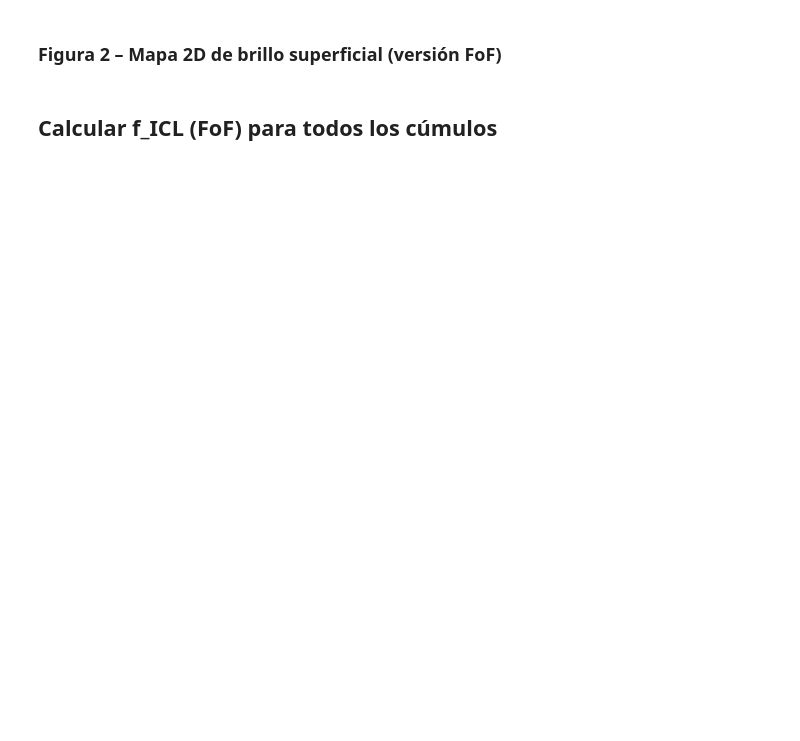
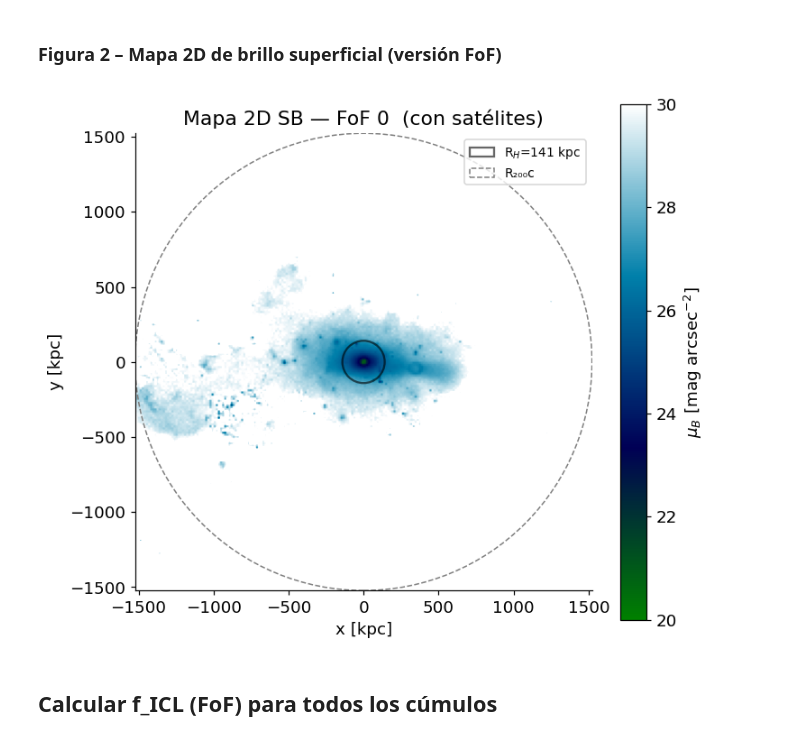
Before and after one commit to patito-mary/icl, a Jupyter notebook: 01b_separacion_BCG_ICL_FoF.ipynb, the cells around one changed output. Drawn from its saved outputs; the diff is of its cells as text; code cells hidden in the pictures; blank space fills up the shorter version.

```diff
--- a/01b_separacion_BCG_ICL_FoF.ipynb
+++ b/01b_separacion_BCG_ICL_FoF.ipynb
@@ -370,34 +400,36 @@ r_plot  = R200c[i_demo]
 n_pix   = 216
 edges   = np.linspace(-r_plot, r_plot, n_pix + 1)
 pix_pc2 = ((2 * r_plot / n_pix) * 1e3)**2
 
 H, _, _, _ = binned_statistic_2d(pos_rot[:, 0], pos_rot[:, 1],
                                    lum_b, statistic='sum',
                                    bins=[edges, edges])
 
 with np.errstate(divide='ignore', invalid='ignore'):
     sigma  = np.where(H > 0, H / pix_pc2, np.nan)
     mu_map = np.where(sigma > 0, P.SB_CONST - 2.5 * np.log10(sigma), np.nan)
 
 fig, ax = plt.subplots(figsize=(7, 6))
 im = ax.imshow(mu_map.T, origin='lower', cmap='ocean',
                extent=[-r_plot, r_plot, -r_plot, r_plot],
                vmin=20, vmax=30)
 plt.colorbar(im, ax=ax, label=r'$\mu_B$ [mag arcsec$^{-2}$]')
 if np.isfinite(r_h):
     ax.add_patch(plt.Circle((0, 0), r_h, fill=False, color='black',
                               lw=1.5, label=f'R$_H$={r_h:.0f} kpc', alpha=0.6))
 ax.add_patch(plt.Circle((0, 0), r_plot, fill=False, color='gray',
                           lw=1, ls='--', label='R₂₀₀c'))
 ax.set_xlabel('x [kpc]'); ax.set_ylabel('y [kpc]')
-ax.set_title(f'Mapa 2D SB — FoF {fof_demo}  (sin satélites)')
+ax.set_title(f'Mapa 2D SB — FoF {fof_demo}  (con satélites)')
 ax.legend(fontsize=9, loc='upper right')
 plt.tight_layout()
 plt.savefig(f'{FIG_PDF}/fig01b_mapa_sb_FoF_haloid{fof_demo}_snap{P.SNAP}.pdf',
             bbox_inches='tight')
 plt.savefig(f'{FIG_PNG}/fig01b_mapa_sb_FoF_haloid{fof_demo}_snap{P.SNAP}.png',
             bbox_inches='tight', dpi=150)
 plt.show()
+# %% [output]
+[figure, added]
 # %% [markdown]
 ## Calcular f_ICL (FoF) para todos los cúmulos
 # %%
```
Also changed, not shown: parts of 9 cells of this notebook, 32 other files.
